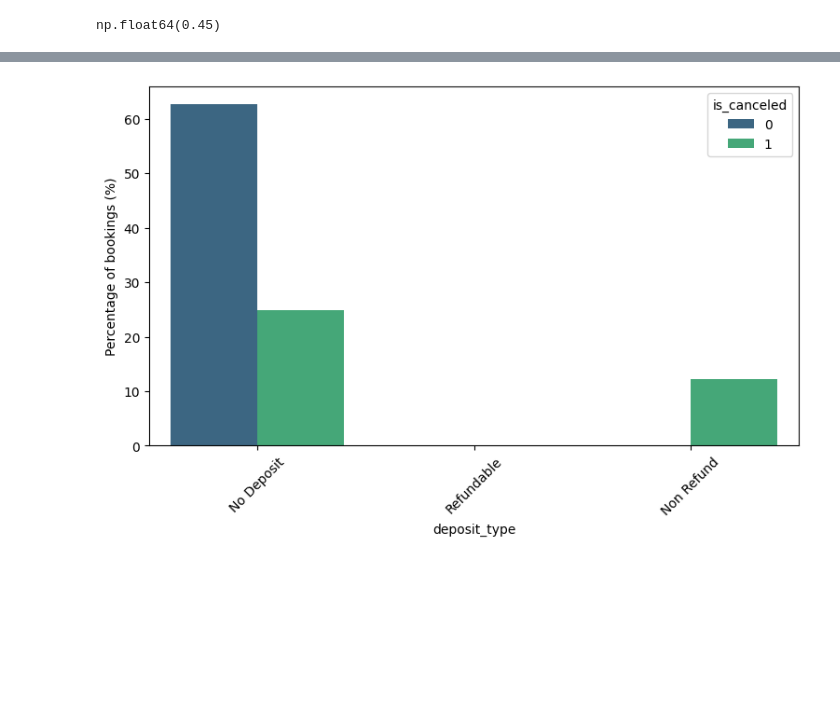
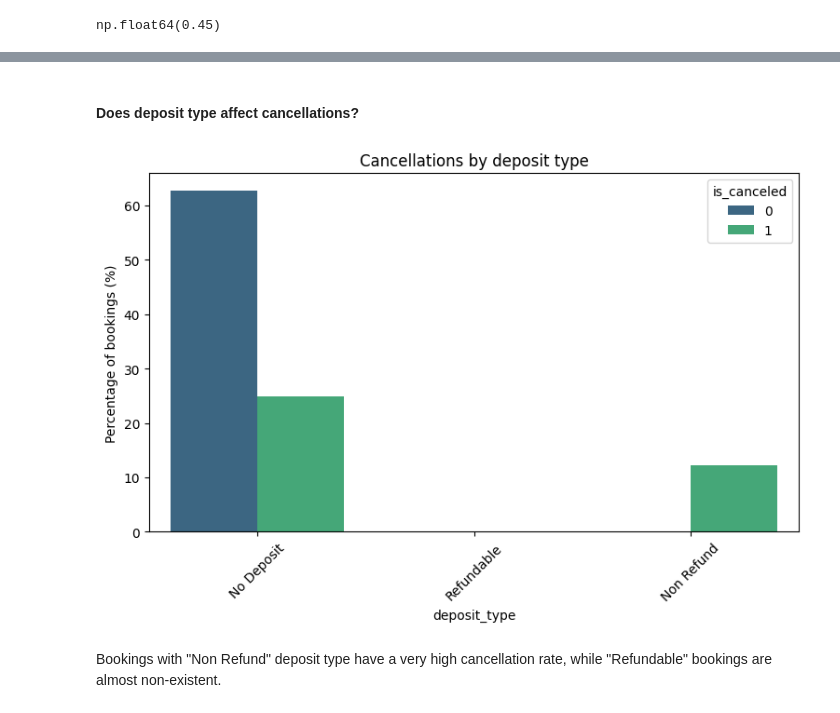
Before and after one commit to Parth-11022004/hotel_booking_cancellation_prediction, a Jupyter notebook: Hotel_bookings_EDA.ipynb, the cells around one changed output, grey strips where cells are left out. Saved outputs shown, nothing was run; the diff lists cells and outputs as text; code cells hidden in the pictures; blank space fills up the shorter version.

Commit message:
EDA Almost done...

```diff
--- a/Hotel_bookings_EDA.ipynb
+++ b/Hotel_bookings_EDA.ipynb
@@ -436,8 +446,13 @@ plt.show()
+# %% [markdown]
+#### Does deposit type affect cancellations?
 # %%
 plt.figure(figsize=(9,5))
 sns.countplot(data=df,x='deposit_type',hue='is_canceled',palette='viridis',stat='percent')
 plt.ylabel('Percentage of bookings (%)')
+plt.title('Cancellations by deposit type')
 plt.xticks(rotation=45)
 plt.show()
 # %% [output]
-[figure, old version]
+[figure, new version]
+# %% [markdown]
+Bookings with "Non Refund" deposit type have a very high cancellation rate, while "Refundable" bookings are almost non-existent.
```
Also changed, not shown: parts of 15 cells of this notebook.
